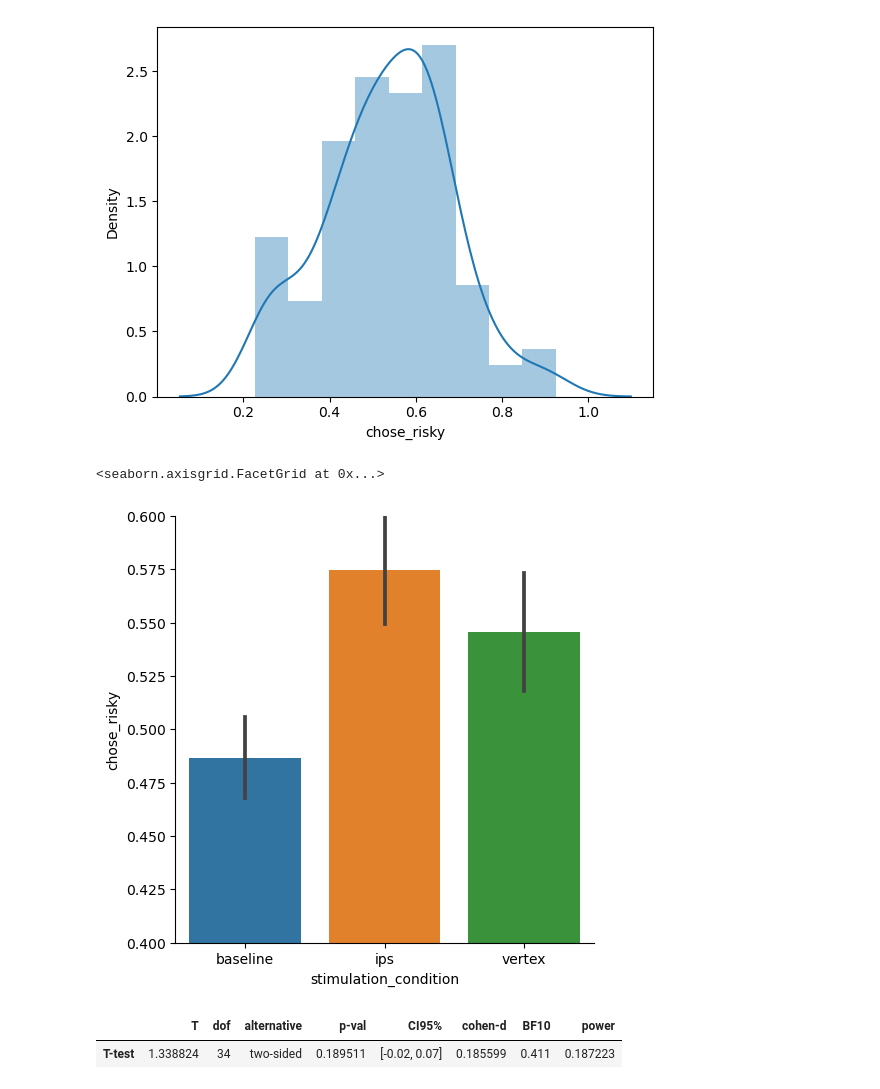
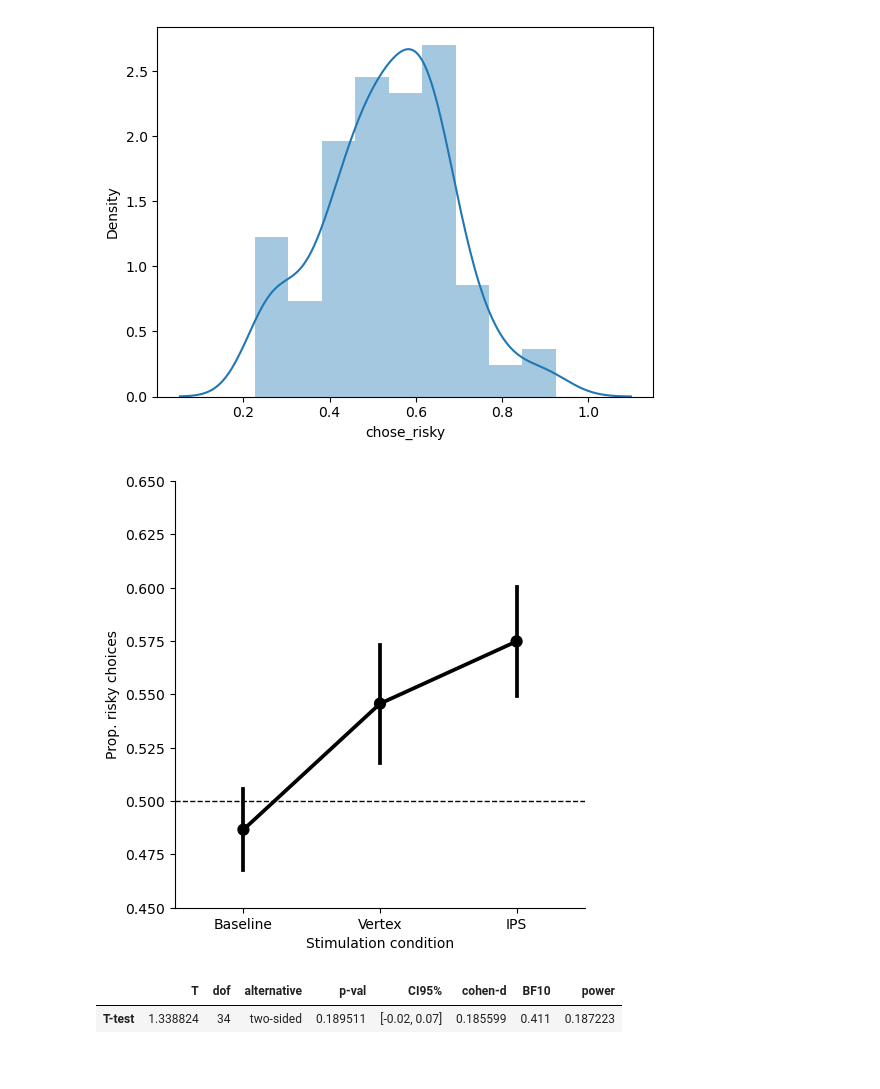
Before and after one commit to Gilles86/tms_risk, a Jupyter notebook: tms_risk/behavior/raw_behavior.ipynb, the cells around one changed output. Saved outputs shown, nothing was run; the diff lists cells and outputs as text; code cells hidden in the pictures.

Commit message:
Raw behavior

```diff
--- a/tms_risk/behavior/raw_behavior.ipynb
+++ b/tms_risk/behavior/raw_behavior.ipynb
@@ -3,3 +3,6 @@ from tms_risk.utils.data import get_all_behavior
 import seaborn as sns
 import pingouin
 import matplotlib.pyplot as plt
+import os.path as op
+
+bids_folder = '/data/ds-tmsrisk'
@@ -48,9 +32,3 @@ https://gist.github.com/mwaskom/de44147ed2974457ad6372750bbe5751
   sns.distplot(df.groupby(['subject', 'session']).mean()['chose_risky'])
 <Axes: xlabel='chose_risky', ylabel='Density'>
 [figure]
-# %%
-fac = sns.catplot(x='stimulation_condition', y='chose_risky', data=df.groupby(['subject', 'stimulation_condition']).mean().reset_index(), kind='bar', errorbar='se')
-fac.set(ylim=(.4, .6))
-# %% [output]
-<seaborn.axisgrid.FacetGrid at 0x...>
-[figure, removed]
@@ -57,3 +37,13 @@ fac.set(ylim=(.4, .6))
+# %%
+g = sns.catplot(x='Stimulation condition', y='chose_risky', data=df.groupby(['subject', 'Stimulation condition']).mean().reset_index(), kind='point', errorbar='se', color='k', order=['Baseline', 'Vertex', 'IPS'], legend=False,
+                dodge=True)
+# g.set(ylim=(.4, .6))
+g.set(ylabel='Prop. risky choices', xlabel='Stimulation condition')
+g.map(lambda **kwargs: plt.axhline(.5, color='black', linestyle='--', linewidth=1, zorder=0))
+g.set(ylim=(.45, .65))
+g.savefig(op.join(bids_folder, 'derivatives', 'figures', 'behavior', 'risky_prop.pdf'))
+# %% [output]
+[figure, added]
 # %%
 tmp = df.groupby(['subject', 'stimulation_condition'])['chose_risky'].mean().unstack('stimulation_condition')
 
```
Also changed, not shown: parts of 13 cells of this notebook.
